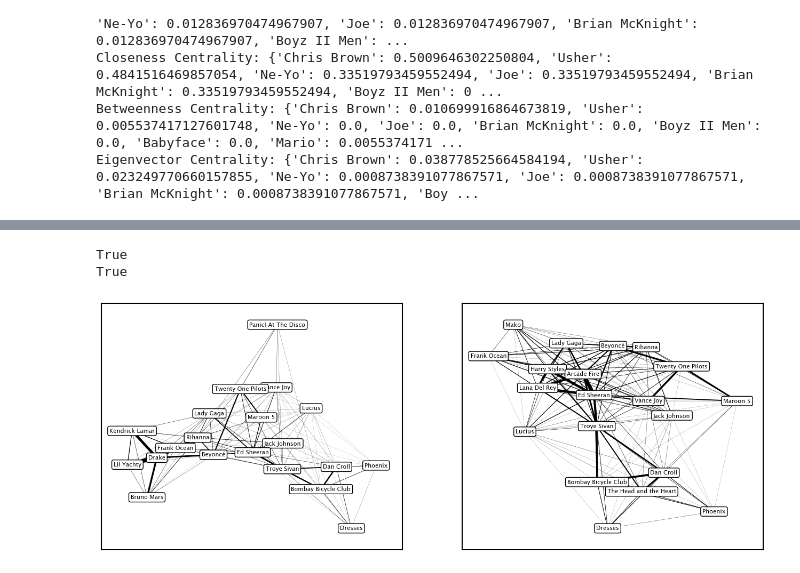
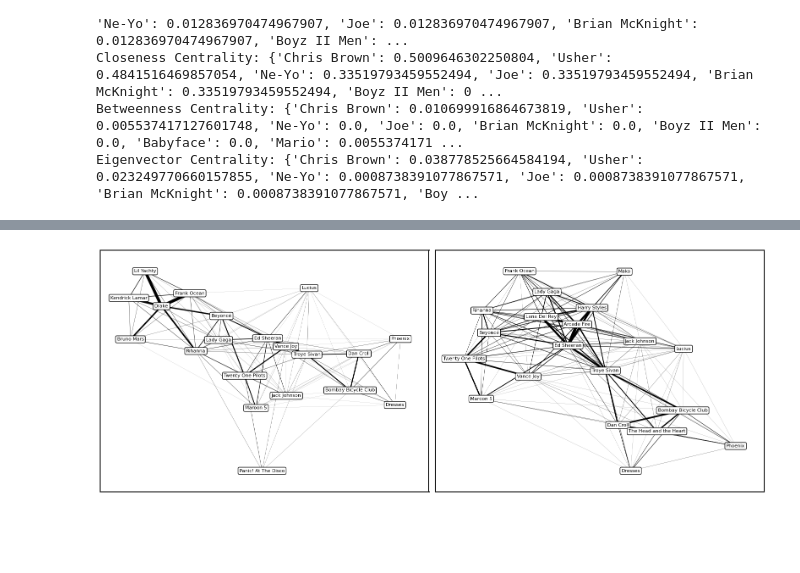
Before and after one commit to micheledinelli/spotify-playlists-network-analysis, a Jupyter notebook: metrics/centrality.ipynb, the cells around one changed output, grey strips where cells are left out. Drawn from its saved outputs; the diff is of its cells as text; code cells hidden in the pictures; blank space fills up the shorter version.

```diff
--- a/metrics/centrality.ipynb
+++ b/metrics/centrality.ipynb
@@ -139,38 +286,34 @@ plt.show()
 # %%
 fig, axes = plt.subplots(1, 2, figsize=(16,6))
 
 top_20_degree_centrality = sorted(degree_centrality.items(), key=lambda x: x[1], reverse=True)[:20]
 top_20_degree_centrality_subgraph = [node for node, _ in top_20_degree_centrality]
 top_20_degree_centrality_subgraph = G.subgraph(top_20_degree_centrality_subgraph)
 
 top_20_eigenvector_centrality = sorted(eigenvector_centrality.items(), key=lambda x: x[1], reverse=True)[:20]
 top_20_eigenvector_centrality_subgraph = [node for node, _ in top_20_eigenvector_centrality]
 top_20_eigenvector_centrality_subgraph = G.subgraph(top_20_eigenvector_centrality_subgraph)
 
 edge_weights_degree_centrality = [top_20_degree_centrality_subgraph[u][v]['weight'] for u, v in top_20_degree_centrality_subgraph.edges()]
 max_weight_degree_centrality = max(edge_weights_degree_centrality) if edge_weights_degree_centrality else 1
 normalized_weights_degree_centrality = [w / max_weight_degree_centrality * 5 for w in edge_weights_degree_centrality]
 
 edge_weights_eigencentrality = [top_20_eigenvector_centrality_subgraph[u][v]['weight'] for u, v in top_20_eigenvector_centrality_subgraph.edges()]
 max_weight_eigenvector_centrality = max(edge_weights_eigencentrality) if edge_weights_eigencentrality else 1
 normalized_weights_eigenvector_centrality = [w / max_weight_eigenvector_centrality * 5 for w in edge_weights_eigencentrality]
 
 pos_degree_centrality = nx.spring_layout(top_20_degree_centrality_subgraph, seed=42, k=0.3)
 pos_weighted_degree_centrality = nx.spring_layout(top_20_eigenvector_centrality_subgraph, seed=42, k=0.3)
 
-# nx.draw_networkx_nodes(top_20_degree_centrality_subgraph, pos_degree_centrality, node_size=100, edgecolors='black', ax=axes[0])
 nx.draw_networkx_edges(top_20_degree_centrality_subgraph, pos_degree_centrality, edge_color='black', width=normalized_weights_degree_centrality, ax=axes[0])
 nx.draw_networkx_labels(top_20_degree_centrality_subgraph, pos_degree_centrality, font_size=8, verticalalignment='center', ax=axes[0], bbox=dict(facecolor='white', edgecolor='black', boxstyle='round,pad=0.3'))
 
 nx.draw_networkx_edges(top_20_eigenvector_centrality_subgraph, pos_weighted_degree_centrality, edge_color='black', width=normalized_weights_eigenvector_centrality, ax=axes[1])
 nx.draw_networkx_labels(top_20_eigenvector_centrality_subgraph, pos_weighted_degree_centrality, font_size=8, verticalalignment='center', ax=axes[1], bbox=dict(facecolor='white', edgecolor='black', boxstyle='round,pad=0.3'))
 
-print(f"{nx.is_connected(top_20_degree_centrality_subgraph)}")
-print(nx.is_connected(top_20_eigenvector_centrality_subgraph))
-
+plt.tight_layout()
+plt.savefig("../plots/top-20-degree-centrality.png", transparent=True)
 plt.show()
 # %% [output]
-True
-True
-[figure, old version]
+[figure, new version]
 # %%
```
Also changed, not shown: parts of 10 cells of this notebook, 10 other files.
